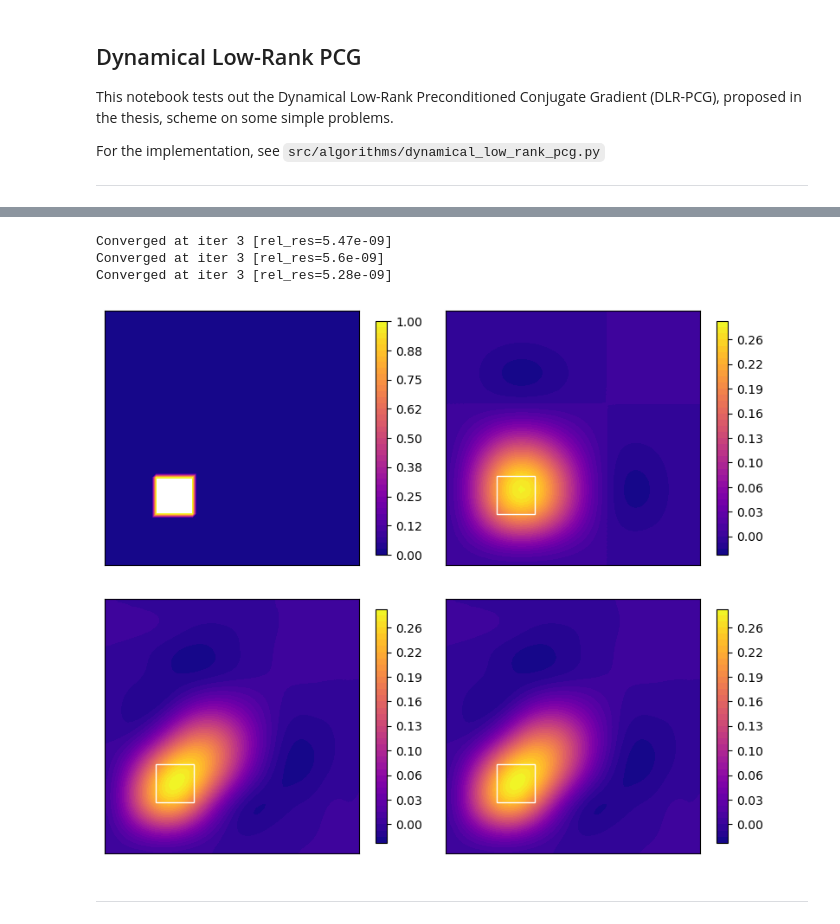
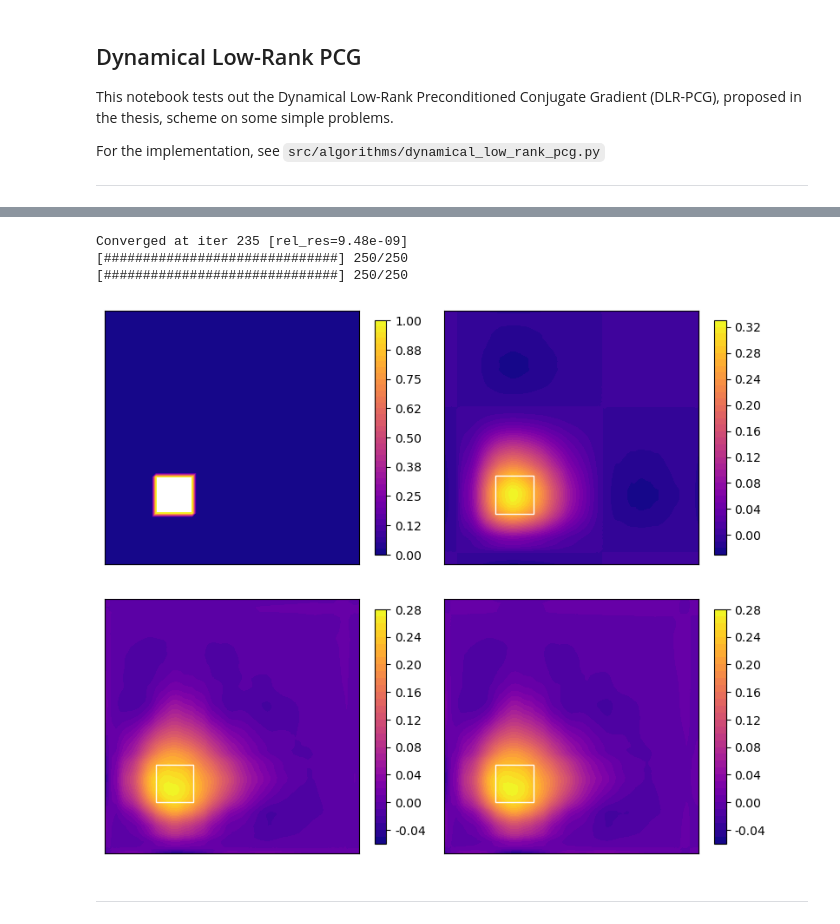
Before and after one commit to EliasSev/masters-thesis, a Jupyter notebook: notebooks/dynamical_low_rank_cg/03_dynamical_low_rank_pcg.ipynb, the cells around one changed output, grey strips where cells are left out. Drawn from its saved outputs; the diff is of its cells as text; code cells hidden in the pictures.

```diff
--- a/notebooks/dynamical_low_rank_cg/03_dynamical_low_rank_pcg.ipynb
+++ b/notebooks/dynamical_low_rank_cg/03_dynamical_low_rank_pcg.ipynb
@@ -22,17 +16,2 @@ import numpy as np
 
 SEED = 15
-# %%
-p = problems['II']
-solver = DynamicalLowRankPCG(p['rsvd'])
-
-x_hat = solver.solve(
-    y=p['y'],
-    w=p['w'],
-    lambda_=(1e-4)**2,
-    max_rank=2,
-    preconditioner='ic',
-    X0='qr'
-)
-f_hat = Function(p['V_h'])
-f_hat.vector()[:] = x_hat
-plot(f_hat)
@@ -43,3 +18,6 @@ Converged at iter 3 [rel_res=1.79e-09]
+# %%
+setup = TestProblemsSetup(n=64)
+problems = setup.get_test_problems(compute_weights=True)
 # %%
 def plot_solutions(f_list, fig_name=None, x0_list=None, y0_list=None, width=0.15, height=0.15):
     import matplotlib.patches as patches
@@ -61,38 +39,38 @@ def plot_solutions(f_list, fig_name=None, x0_list=None, y0_list=None, width=0.15
                 ax.add_patch(square)
 
     plt.tight_layout()
     plt.subplots_adjust(wspace=0.07)
     if fig_name is not None:
         plt.savefig(f'../figures/{fig_name}', dpi=300, bbox_inches='tight')
     plt.show()
 
     plt.show()
 
 p = problems['I']
 solver = DynamicalLowRankPCG(p['rsvd'])
 
 f_list = [p['f']]
 for mr in [1, 2, 15]:
     x_hat = solver.solve(
         y=p['y'],
         w=p['w'],
         lambda_=(1e-4)**2,
         max_rank=mr,
-        preconditioner='ic',
+        preconditioner='jacobi',
         truncate_tol=0.1
     )
     f_hat = Function(p['V_h'])
     f_hat.vector()[:] = x_hat
     f_list.append(f_hat)
 
 
 x0_list, y0_list = [0.2], [0.2]
 plot_solutions(f_list, x0_list=x0_list, y0_list=y0_list)
 # %% [output]
-Converged at iter 3 [rel_res=5.47e-09]
-Converged at iter 3 [rel_res=5.6e-09]
-Converged at iter 3 [rel_res=5.28e-09]
+Converged at iter 235 [rel_res=9.48e-09]
+[##############################] 250/250
+[##############################] 250/250
-[figure, old version]
+[figure, new version]
 # %% [markdown]
 ---
 # %%
```
Also changed, not shown: parts of 3 cells of this notebook, 4 other files.
